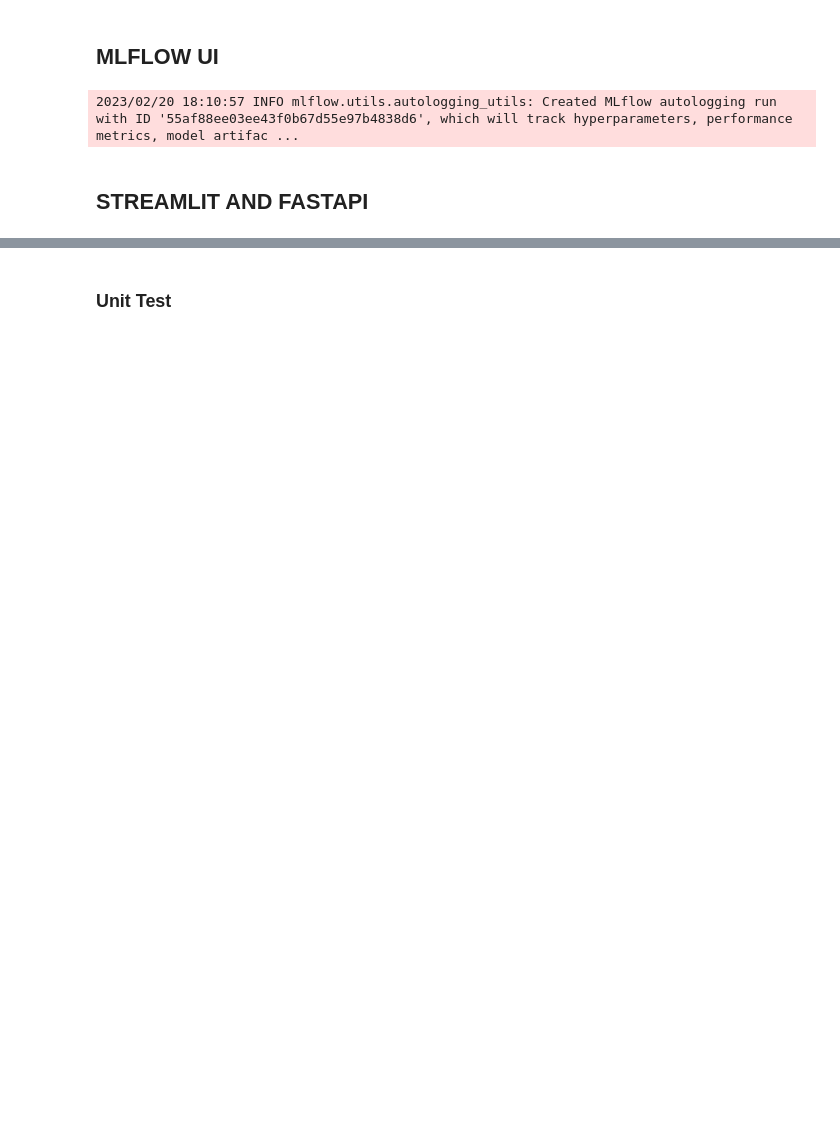
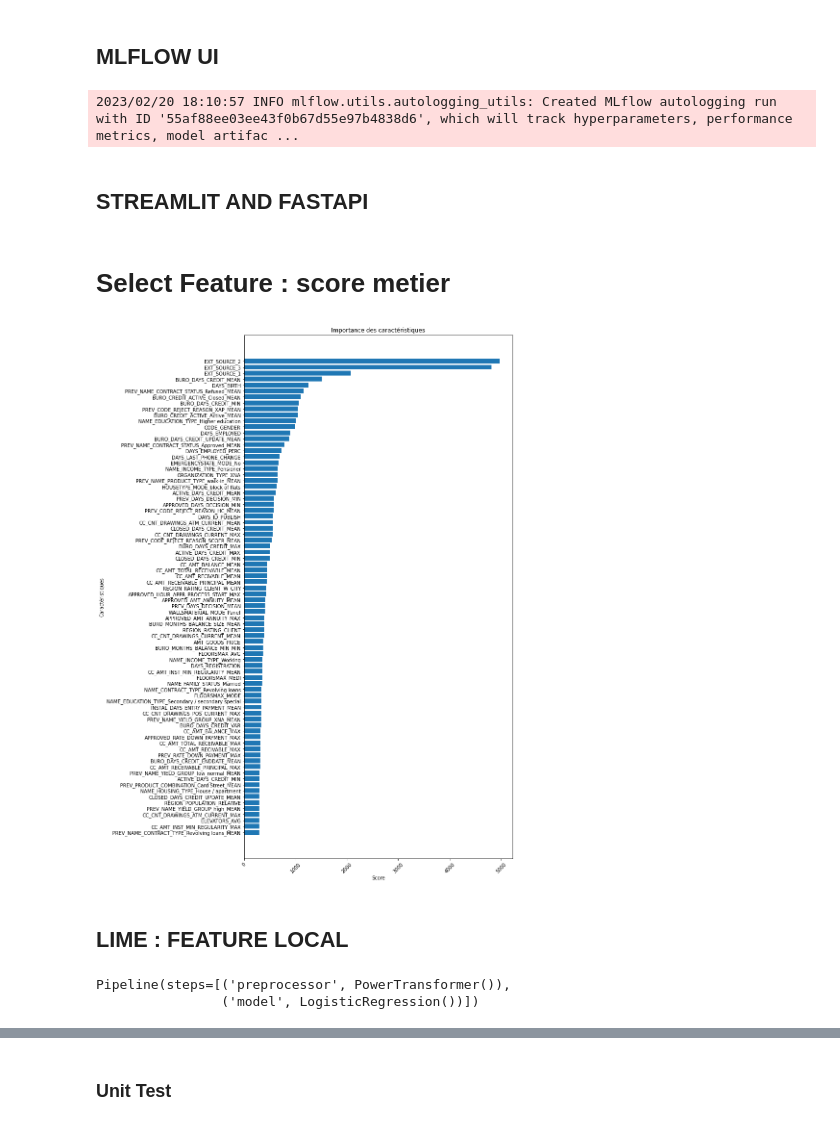
Before and after one commit to TomatoKetchoup/implement_scoring_loan, a Jupyter notebook: notebook/scoring_loan.ipynb, the cells around one changed output, grey strips where cells are left out. Cells and saved outputs as stored; diff of their text form; code cells hidden in the pictures; blank space fills up the shorter version.

Commit message:
add feature selection local importance

```diff
--- a/notebook/scoring_loan.ipynb
+++ b/notebook/scoring_loan.ipynb
@@ -102,12 +118,11 @@ def log_mlflow(model):
 
     mlflow.end_run()
 # %%
-#Score metier
-def score_metier(y_test,y_pred):
-    cost_fn = 10 ### coût d’un FN est dix fois supérieur au coût d’un FP
+def score_metier(y_true, y_pred):
+    cost_fn = 10 # Coût d'un FN est dix fois supérieur au coût d'un FP
     cost_fp = 1
-    # Matrice de confusion pour calculer le nombre de FN et de FP ## Voir proba avec seuil
-    confusion_matrix = np.array([[np.sum((y_pred == 0) & (y_test == 0)), np.sum((y_pred == 1) & (y_test == 0))],
-                                 [np.sum((y_pred == 0) & (y_test == 1)), np.sum((y_pred == 1) & (y_test == 1))]])
+    # Matrice de confusion pour calculer le nombre de FN et de FP
+    confusion_matrix = np.array([[np.sum((y_pred == 0) & (y_true == 0)), np.sum((y_pred == 1) & (y_true == 0))],
+                                 [np.sum((y_pred == 0) & (y_true == 1)), np.sum((y_pred == 1) & (y_true == 1))]])
     score_metier = cost_fp * confusion_matrix[0,1] + cost_fn * confusion_matrix[1,0]
     return score_metier
@@ -197,3 +206,49 @@ model_saved=LogisticRegression()
 # Saving model for fastapi
 
 joblib.dump(model_saved, './scoring_loan.joblib')
+# %% [markdown]
+# Select Feature : score metier
+# %%
+from sklearn.feature_selection import SelectPercentile, f_classif
+
+# Sélection des caractéristiques les plus importantes
+selector = SelectPercentile(score_func=f_classif, percentile=10)
+X_train_new = selector.fit_transform(X_train_resampled, y_train_resampled)
+X_test_new = selector.transform(X_test)
+# %%
+import numpy as np
+import matplotlib.pyplot as plt
+
+# Obtention des scores des caractéristiques
+scores = selector.scores_
+
+# Obtention des noms des caractéristiques
+feature_names = X.columns.values
+
+# Obtention d'un tableau booléen indiquant les caractéristiques sélectionnées
+mask = selector.get_support()
+
+# Obtention des noms et des scores des caractéristiques sélectionnées
+selected_feature_names = feature_names[mask]
+selected_scores = scores[mask]
+
+# Tri des noms et des scores par ordre décroissant de score
+sorted_indices = np.argsort(selected_scores)
+sorted_feature_names = selected_feature_names[sorted_indices]
+sorted_scores = selected_scores[sorted_indices]
+
+# Création d'un barplot trié par ordre décroissant de score
+plt.figure(figsize=(10, 20))
+plt.barh(sorted_feature_names, sorted_scores)
+plt.xlabel('Score')
+plt.ylabel('Caractéristiques')
+plt.title('Importance des caractéristiques')
+
+# Inclinaison des noms de variables à un angle de 45 degrés
+plt.xticks(rotation=45)
+
+plt.show()
+# %% [output]
+[figure, added]
+# %% [markdown]
+## LIME : FEATURE LOCAL
@@ -199,0 +258,5 @@ joblib.dump(model_saved, './scoring_loan.joblib')
+# %%
+pipe.fit(X_train_new,y_train_resampled)
+# %% [output]
+Pipeline(steps=[('preprocessor', PowerTransformer()),
+                ('model', LogisticRegression())])
```
Also changed, not shown: parts of 25 cells of this notebook.
